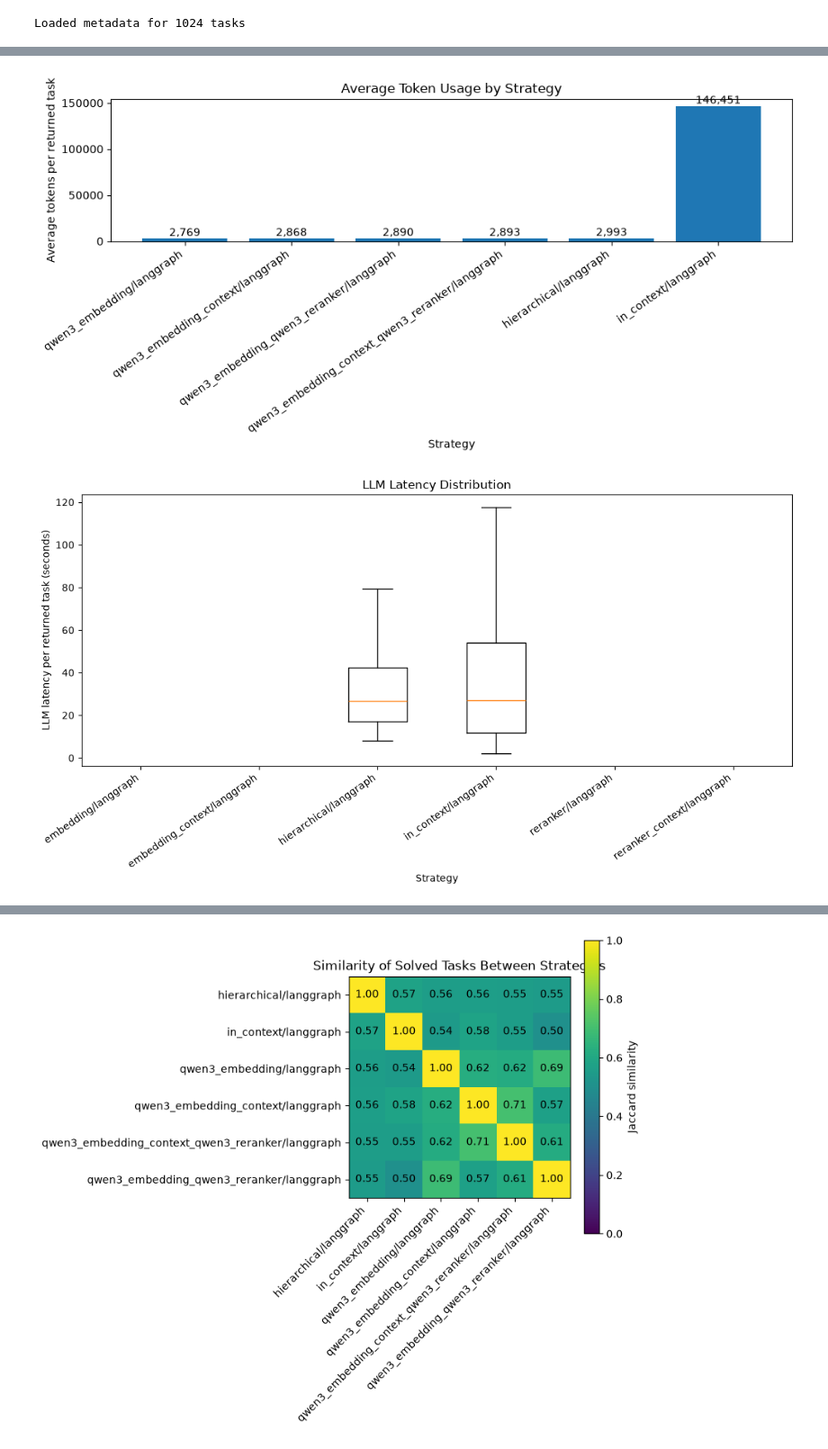
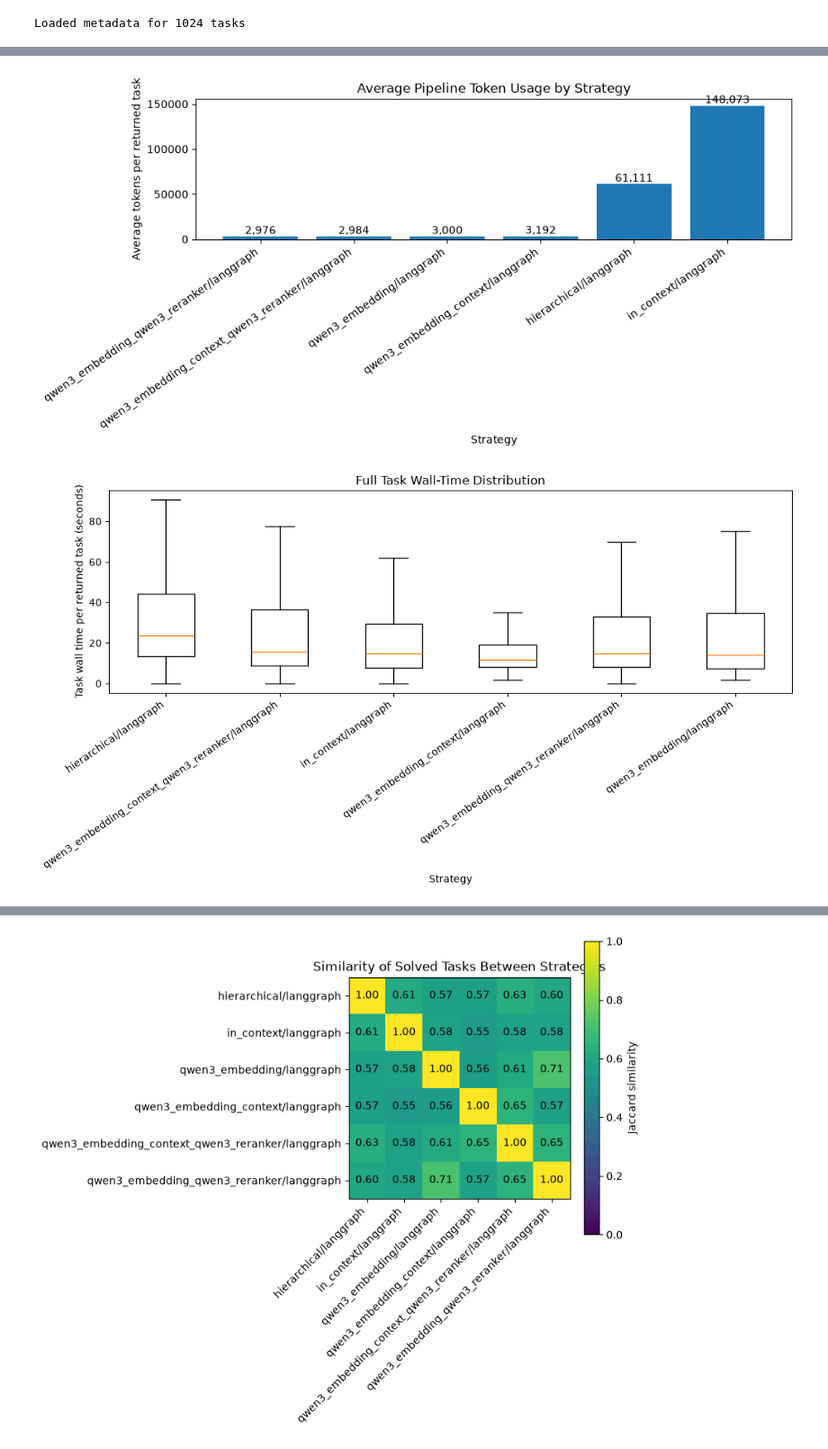
Before and after one commit to Anni0401/ToolSelectionBenchmark, a Jupyter notebook: wild-tool-bench/analyze_results.ipynb, the cells around one changed output, grey strips where cells are left out. Shown at 90% size. Saved outputs shown, nothing was run; the diff lists cells and outputs as text; code cells hidden in the pictures.

```diff
--- a/wild-tool-bench/analyze_results.ipynb
+++ b/wild-tool-bench/analyze_results.ipynb
@@ -27,7 +27,7 @@ pd.set_option("display.width", 200)
 
 PROJECT_ROOT = Path.cwd()
 
-RESULT_ROOT = PROJECT_ROOT / "result"
+RESULT_ROOT = PROJECT_ROOT / "result_120B"
 DATA_FILE = PROJECT_ROOT / "data" / "Wild-Tool-Bench.jsonl"
 
 assert RESULT_ROOT.exists(), f"Could not find {RESULT_ROOT}"
@@ -940,34 +920,0 @@ plt.show()
-# %%
-# ============================================================
-# Optimal task rate
-# ============================================================
-
-plot_df = strategy_summary.sort_values(
-    "optimal_rate",
-    ascending=False
-)
-
-plt.figure(figsize=(10, 5))
-
-bars = plt.bar(
-    plot_df["strategy"],
-    plot_df["optimal_rate"] * 100
-)
-
-plt.ylabel("Optimal tasks (%)")
-plt.xlabel("Strategy")
-plt.title("Optimal Task Rate by Strategy")
-
-plt.xticks(rotation=35, ha="right")
-
-for bar, value in zip(bars, plot_df["optimal_rate"]):
-    plt.text(
-        bar.get_x() + bar.get_width() / 2,
-        bar.get_height(),
-        f"{value:.1%}",
-        ha="center",
-        va="bottom"
-    )
-
-plt.tight_layout()
-plt.show()
@@ -1009,46 +925,48 @@ plt.show()
 
 token_summary = (
     task_df
-    .groupby("strategy")["total_tokens"]
+    .groupby("strategy")["pipeline_total_tokens"]
     .mean()
     .sort_values()
 )
 
 plt.figure(figsize=(10, 5))
 
 bars = plt.bar(
     token_summary.index,
     token_summary.values
 )
 
 plt.ylabel("Average tokens per returned task")
 plt.xlabel("Strategy")
-plt.title("Average Token Usage by Strategy")
+plt.title("Average Pipeline Token Usage by Strategy")
 
 plt.xticks(rotation=35, ha="right")
 
 for bar, value in zip(bars, token_summary.values):
     plt.text(
         bar.get_x() + bar.get_width() / 2,
         bar.get_height(),
         f"{value:,.0f}",
         ha="center",
         va="bottom"
     )
 
 plt.tight_layout()
 plt.show()
 # %% [output]
-[figure, old version]
+[figure, new version]
 # %%
 # ============================================================
-# LLM latency distribution
+# Full task wall-time distribution
 # ============================================================
+
+strategies = list(strategy_summary["strategy"])
 
 latency_data = [
     task_df.loc[
         task_df["strategy"] == strategy,
-        "latency"
+        "pipeline_wall_time"
     ].dropna()
     for strategy in strategies
 ]
@@ -1061,13 +979,13 @@ plt.boxplot(
     showfliers=False
 )
 
-plt.ylabel("LLM latency per returned task (seconds)")
+plt.ylabel("Task wall time per returned task (seconds)")
 plt.xlabel("Strategy")
-plt.title("LLM Latency Distribution")
+plt.title("Full Task Wall-Time Distribution")
 
 plt.xticks(rotation=35, ha="right")
 
 plt.tight_layout()
 plt.show()
 # %% [output]
-[figure, old version]
+[figure, new version]
```
Also changed, not shown: parts of 51 cells of this notebook, 6 other files.
